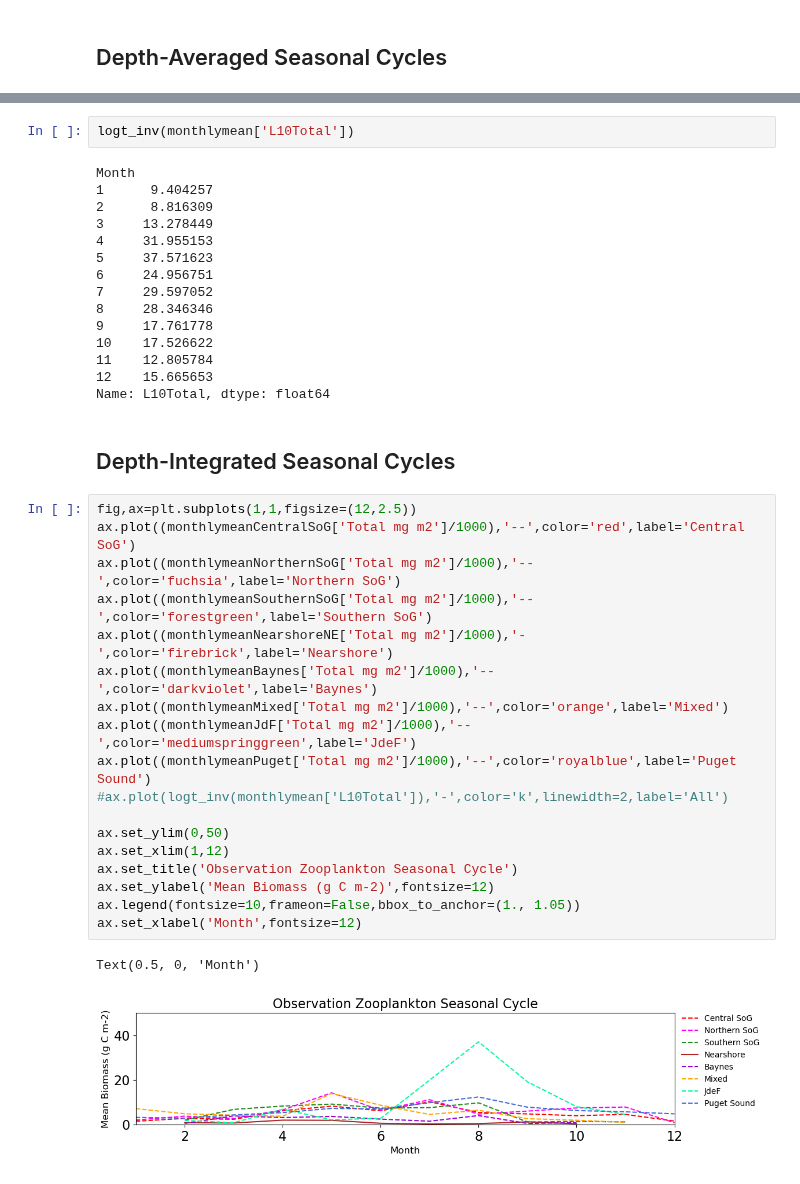
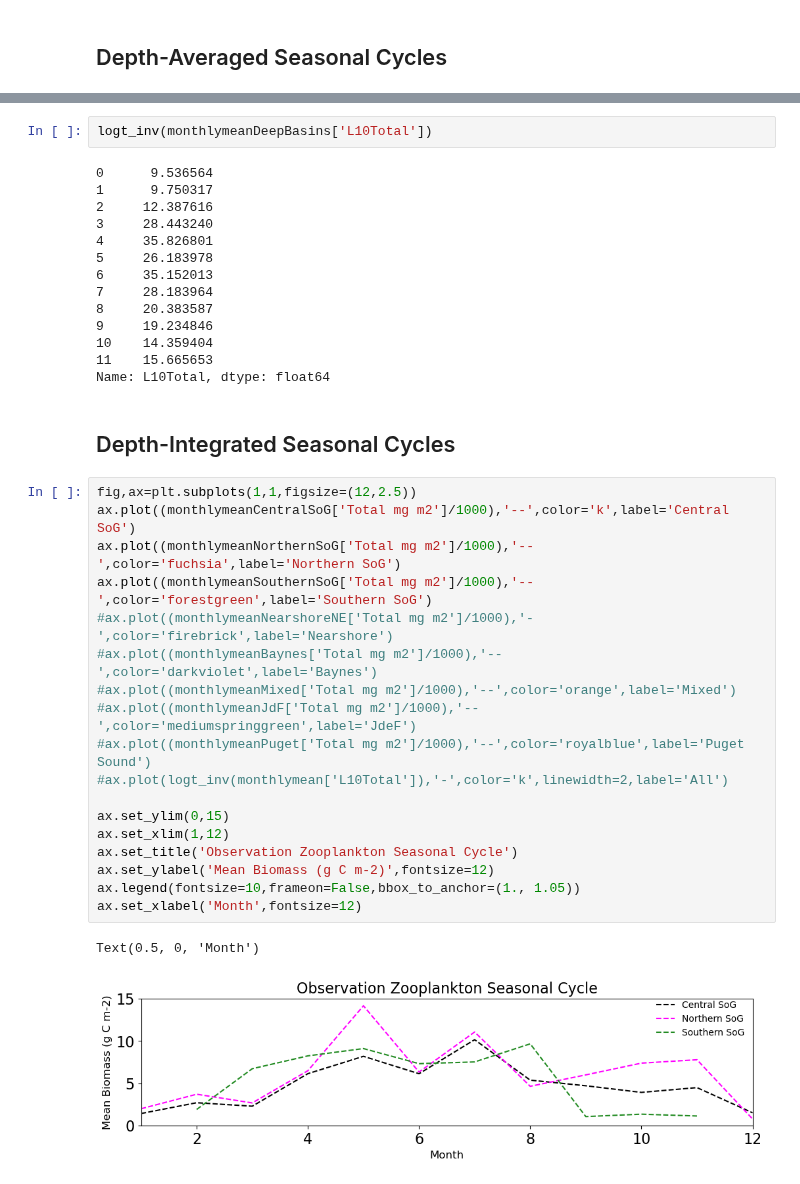
Before and after one commit to SalishSeaCast/analysis-karyn, a Jupyter notebook: notebooks/Evaluations/ModelTuning_Z2SeasonalCycle.ipynb, the cells around one changed output, grey strips where cells are left out. Saved outputs shown, nothing was run; the diff lists cells and outputs as text.

```diff
--- a/notebooks/Evaluations/ModelTuning_Z2SeasonalCycle.ipynb
+++ b/notebooks/Evaluations/ModelTuning_Z2SeasonalCycle.ipynb
@@ -363,40 +503,39 @@ Text(0.5, 0, 'Month')
 # %%
-logt_inv(monthlymean['L10Total'])
+logt_inv(monthlymeanDeepBasins['L10Total'])
 # %% [output]
-Month
-1      9.404257
-2      8.816309
-3     13.278449
-4     31.955153
-5     37.571623
-6     24.956751
-7     29.597052
-8     28.346346
-9     17.761778
-10    17.526622
-11    12.805784
-12    15.665653
+0      9.536564
+1      9.750317
+2     12.387616
+3     28.443240
+4     35.826801
+5     26.183978
+6     35.152013
+7     28.183964
+8     20.383587
+9     19.234846
+10    14.359404
+11    15.665653
 Name: L10Total, dtype: float64
 # %% [markdown]
 ## Depth-Integrated Seasonal Cycles
 # %%
 fig,ax=plt.subplots(1,1,figsize=(12,2.5))
-ax.plot((monthlymeanCentralSoG['Total mg m2']/1000),'--',color='red',label='Central SoG')
+ax.plot((monthlymeanCentralSoG['Total mg m2']/1000),'--',color='k',label='Central SoG')
 ax.plot((monthlymeanNorthernSoG['Total mg m2']/1000),'--',color='fuchsia',label='Northern SoG')
 ax.plot((monthlymeanSouthernSoG['Total mg m2']/1000),'--',color='forestgreen',label='Southern SoG')
-ax.plot((monthlymeanNearshoreNE['Total mg m2']/1000),'-',color='firebrick',label='Nearshore')
-ax.plot((monthlymeanBaynes['Total mg m2']/1000),'--',color='darkviolet',label='Baynes')
-ax.plot((monthlymeanMixed['Total mg m2']/1000),'--',color='orange',label='Mixed')
-ax.plot((monthlymeanJdF['Total mg m2']/1000),'--',color='mediumspringgreen',label='JdeF')
-ax.plot((monthlymeanPuget['Total mg m2']/1000),'--',color='royalblue',label='Puget Sound')
+#ax.plot((monthlymeanNearshoreNE['Total mg m2']/1000),'-',color='firebrick',label='Nearshore')
+#ax.plot((monthlymeanBaynes['Total mg m2']/1000),'--',color='darkviolet',label='Baynes')
+#ax.plot((monthlymeanMixed['Total mg m2']/1000),'--',color='orange',label='Mixed')
+#ax.plot((monthlymeanJdF['Total mg m2']/1000),'--',color='mediumspringgreen',label='JdeF')
+#ax.plot((monthlymeanPuget['Total mg m2']/1000),'--',color='royalblue',label='Puget Sound')
 #ax.plot(logt_inv(monthlymean['L10Total']),'-',color='k',linewidth=2,label='All')
 
-ax.set_ylim(0,50)
+ax.set_ylim(0,15)
 ax.set_xlim(1,12)
 ax.set_title('Observation Zooplankton Seasonal Cycle')
 ax.set_ylabel('Mean Biomass (g C m-2)',fontsize=12)
 ax.legend(fontsize=10,frameon=False,bbox_to_anchor=(1., 1.05))
 ax.set_xlabel('Month',fontsize=12)
 # %% [output]
 Text(0.5, 0, 'Month')
-[figure, old version]
+[figure, new version]
```
Also changed, not shown: parts of 54 cells of this notebook.
